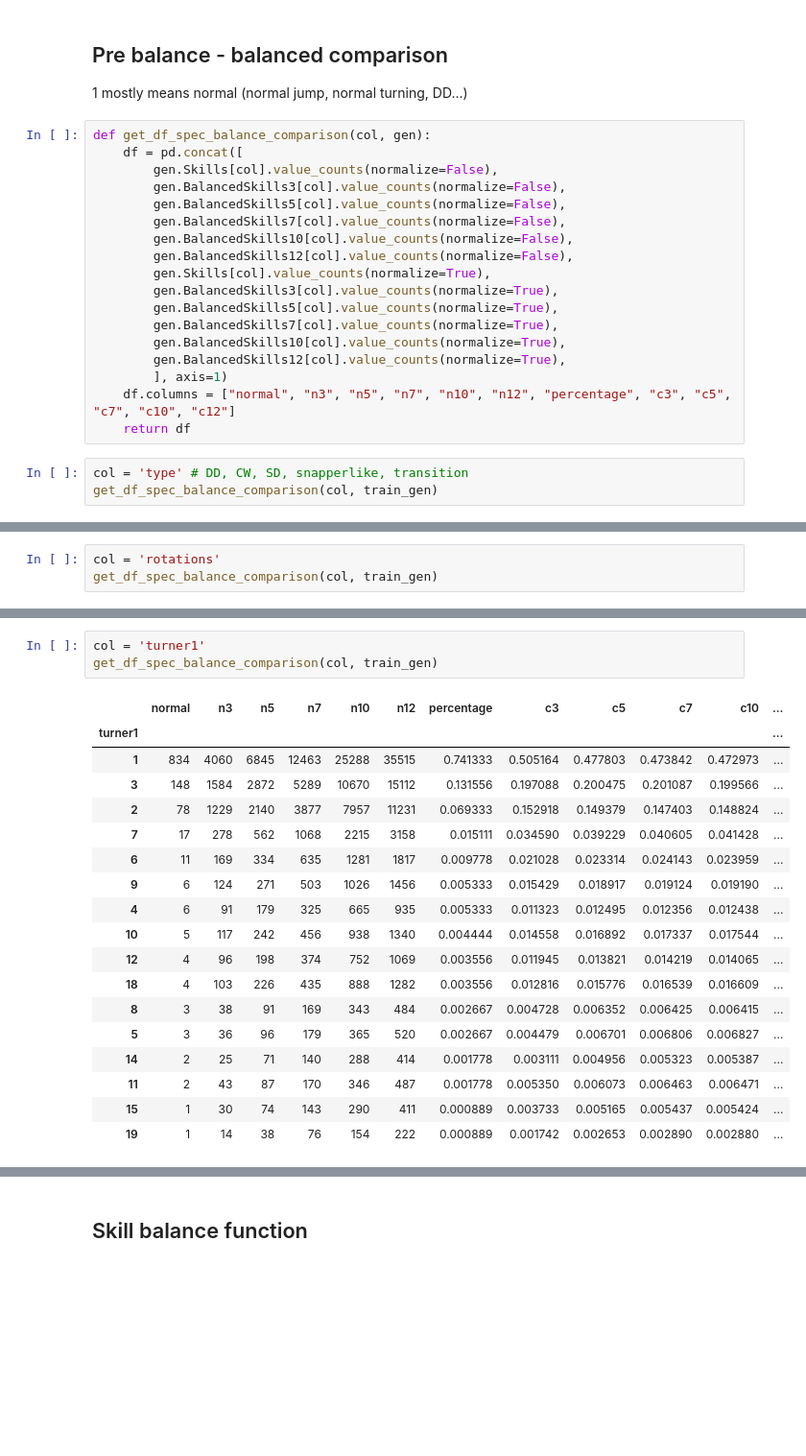
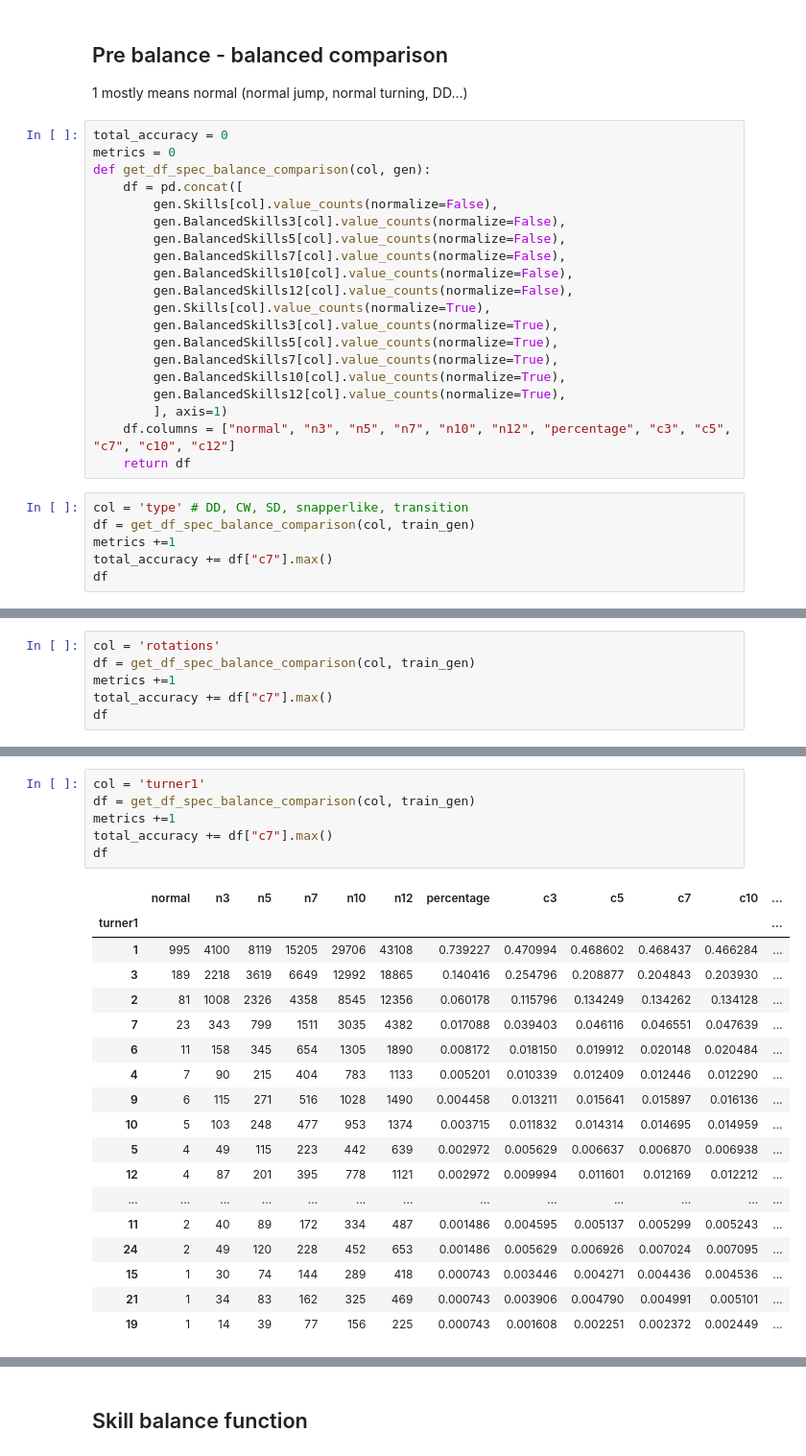
Before and after one commit to mikeddecker/judge, a Jupyter notebook: computervision/skillBalanceChecker.ipynb, the cells around one changed output, grey strips where cells are left out. Shown: that part at 96% size. Drawn from its saved outputs; the diff is of its cells as text; blank space fills up the shorter version.

```diff
--- a/computervision/skillBalanceChecker.ipynb
+++ b/computervision/skillBalanceChecker.ipynb
@@ -124,6 +130,8 @@ train_gen.BalancedSkills7
 
 1 mostly means normal (normal jump, normal turning, DD...)
 # %%
+total_accuracy = 0
+metrics = 0
 def get_df_spec_balance_comparison(col, gen):
     df = pd.concat([
         gen.Skills[col].value_counts(normalize=False),
@@ -143,7 +151,10 @@ def get_df_spec_balance_comparison(col, gen):
     return df
 # %%
 col = 'type' # DD, CW, SD, snapperlike, transition
-get_df_spec_balance_comparison(col, train_gen)
+df = get_df_spec_balance_comparison(col, train_gen)
+metrics +=1
+total_accuracy += df["c7"].max()
+df
 # %% [output]
 |  | normal | n3 | n5 | n7 | n10 | n12 | percentage | c3 | c5 | c7 | c10 | ... |
 | type |  |  |  |  |  |  |  |  |  |  |  | ... |
@@ -156,6 +167,9 @@ get_df_spec_balance_comparison(col, train_gen)
 # %%
 col = 'rotations'
-get_df_spec_balance_comparison(col, train_gen)
+df = get_df_spec_balance_comparison(col, train_gen)
+metrics +=1
+total_accuracy += df["c7"].max()
+df
 # %% [output]
 |  | normal | n3 | n5 | n7 | n10 | n12 | percentage | c3 | c5 | c7 | ... |
 | rotations |  |  |  |  |  |  |  |  |  |  | ... |
@@ -170,24 +185,27 @@ get_df_spec_balance_comparison(col, train_gen)
 # %%
 col = 'turner1'
-get_df_spec_balance_comparison(col, train_gen)
+df = get_df_spec_balance_comparison(col, train_gen)
+metrics +=1
+total_accuracy += df["c7"].max()
+df
 # %% [output]
 |  | normal | n3 | n5 | n7 | n10 | n12 | percentage | c3 | c5 | c7 | c10 | ... |
 | turner1 |  |  |  |  |  |  |  |  |  |  |  | ... |
-| 1 | 834 | 4060 | 6845 | 12463 | 25288 | 35515 | 0.741333 | 0.505164 | 0.477803 | 0.473842 | 0.472973 | ... |
-| 3 | 148 | 1584 | 2872 | 5289 | 10670 | 15112 | 0.131556 | 0.197088 | 0.200475 | 0.201087 | 0.199566 | ... |
-| 2 | 78 | 1229 | 2140 | 3877 | 7957 | 11231 | 0.069333 | 0.152918 | 0.149379 | 0.147403 | 0.148824 | ... |
-| 7 | 17 | 278 | 562 | 1068 | 2215 | 3158 | 0.015111 | 0.034590 | 0.039229 | 0.040605 | 0.041428 | ... |
-| 6 | 11 | 169 | 334 | 635 | 1281 | 1817 | 0.009778 | 0.021028 | 0.023314 | 0.024143 | 0.023959 | ... |
-| 9 | 6 | 124 | 271 | 503 | 1026 | 1456 | 0.005333 | 0.015429 | 0.018917 | 0.019124 | 0.019190 | ... |
-| 4 | 6 | 91 | 179 | 325 | 665 | 935 | 0.005333 | 0.011323 | 0.012495 | 0.012356 | 0.012438 | ... |
-| 10 | 5 | 117 | 242 | 456 | 938 | 1340 | 0.004444 | 0.014558 | 0.016892 | 0.017337 | 0.017544 | ... |
-| 12 | 4 | 96 | 198 | 374 | 752 | 1069 | 0.003556 | 0.011945 | 0.013821 | 0.014219 | 0.014065 | ... |
-| 18 | 4 | 103 | 226 | 435 | 888 | 1282 | 0.003556 | 0.012816 | 0.015776 | 0.016539 | 0.016609 | ... |
-| 8 | 3 | 38 | 91 | 169 | 343 | 484 | 0.002667 | 0.004728 | 0.006352 | 0.006425 | 0.006415 | ... |
-| 5 | 3 | 36 | 96 | 179 | 365 | 520 | 0.002667 | 0.004479 | 0.006701 | 0.006806 | 0.006827 | ... |
-| 14 | 2 | 25 | 71 | 140 | 288 | 414 | 0.001778 | 0.003111 | 0.004956 | 0.005323 | 0.005387 | ... |
-| 11 | 2 | 43 | 87 | 170 | 346 | 487 | 0.001778 | 0.005350 | 0.006073 | 0.006463 | 0.006471 | ... |
-| 15 | 1 | 30 | 74 | 143 | 290 | 411 | 0.000889 | 0.003733 | 0.005165 | 0.005437 | 0.005424 | ... |
-| 19 | 1 | 14 | 38 | 76 | 154 | 222 | 0.000889 | 0.001742 | 0.002653 | 0.002890 | 0.002880 | ... |
+| 1 | 995 | 4100 | 8119 | 15205 | 29706 | 43108 | 0.739227 | 0.470994 | 0.468602 | 0.468437 | 0.466284 | ... |
+| 3 | 189 | 2218 | 3619 | 6649 | 12992 | 18865 | 0.140416 | 0.254796 | 0.208877 | 0.204843 | 0.203930 | ... |
+| 2 | 81 | 1008 | 2326 | 4358 | 8545 | 12356 | 0.060178 | 0.115796 | 0.134249 | 0.134262 | 0.134128 | ... |
+| 7 | 23 | 343 | 799 | 1511 | 3035 | 4382 | 0.017088 | 0.039403 | 0.046116 | 0.046551 | 0.047639 | ... |
+| 6 | 11 | 158 | 345 | 654 | 1305 | 1890 | 0.008172 | 0.018150 | 0.019912 | 0.020148 | 0.020484 | ... |
+| 4 | 7 | 90 | 215 | 404 | 783 | 1133 | 0.005201 | 0.010339 | 0.012409 | 0.012446 | 0.012290 | ... |
+| 9 | 6 | 115 | 271 | 516 | 1028 | 1490 | 0.004458 | 0.013211 | 0.015641 | 0.015897 | 0.016136 | ... |
+| 10 | 5 | 103 | 248 | 477 | 953 | 1374 | 0.003715 | 0.011832 | 0.014314 | 0.014695 | 0.014959 | ... |
+| 5 | 4 | 49 | 115 | 223 | 442 | 639 | 0.002972 | 0.005629 | 0.006637 | 0.006870 | 0.006938 | ... |
+| 12 | 4 | 87 | 201 | 395 | 778 | 1121 | 0.002972 | 0.009994 | 0.011601 | 0.012169 | 0.012212 | ... |
+| ... | ... | ... | ... | ... | ... | ... | ... | ... | ... | ... | ... | ... |
+| 11 | 2 | 40 | 89 | 172 | 334 | 487 | 0.001486 | 0.004595 | 0.005137 | 0.005299 | 0.005243 | ... |
+| 24 | 2 | 49 | 120 | 228 | 452 | 653 | 0.001486 | 0.005629 | 0.006926 | 0.007024 | 0.007095 | ... |
+| 15 | 1 | 30 | 74 | 144 | 289 | 418 | 0.000743 | 0.003446 | 0.004271 | 0.004436 | 0.004536 | ... |
+| 21 | 1 | 34 | 83 | 162 | 325 | 469 | 0.000743 | 0.003906 | 0.004790 | 0.004991 | 0.005101 | ... |
+| 19 | 1 | 14 | 39 | 77 | 156 | 225 | 0.000743 | 0.001608 | 0.002251 | 0.002372 | 0.002449 | ... |
 # %%
 col = 'turner2'
```
Also changed, not shown: parts of 22 cells of this notebook, 2 other files.
